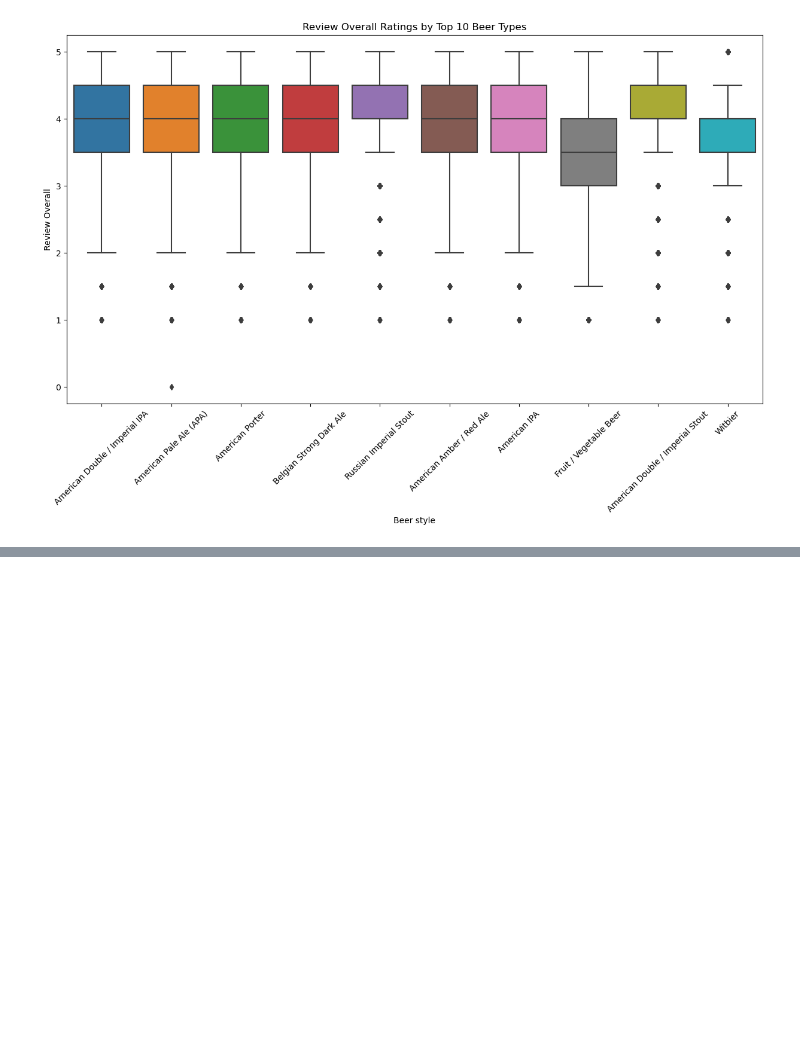
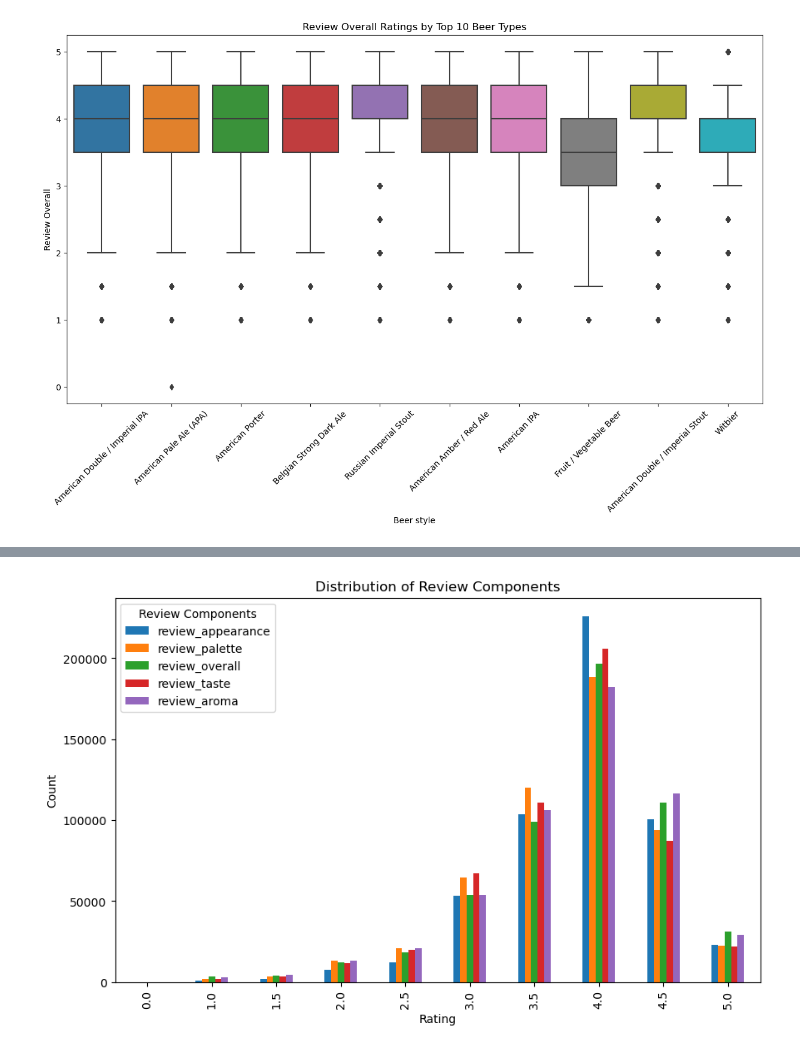
Before and after one commit to tsherida2012/Beer_Review_NLP, a Jupyter notebook: notebooks/Beer_Review_Capstone3_EDA.ipynb, the cells around one changed output, grey strips where cells are left out. Drawn from its saved outputs; the diff is of its cells as text; code cells hidden in the pictures; blank space fills up the shorter version.

```diff
--- a/notebooks/Beer_Review_Capstone3_EDA.ipynb
+++ b/notebooks/Beer_Review_Capstone3_EDA.ipynb
@@ -292,0 +320,15 @@ plt.show()
+# %%
+review_columns = ['review_appearance', 'review_palette', 'review_overall', 'review_taste', 'review_aroma']
+
+# Create a DataFrame with value counts for each review component
+review_distribution = pd.DataFrame({col: df[col].value_counts().sort_index() for col in review_columns})
+
+# Plot the distribution
+review_distribution.plot(kind='bar', figsize=(10, 6))
+plt.title('Distribution of Review Components')
+plt.xlabel('Rating')
+plt.ylabel('Count')
+plt.legend(title='Review Components')
+plt.show()
+# %% [output]
+[figure, added]
```
Also changed, not shown: parts of 19 cells of this notebook, 1 other file.
